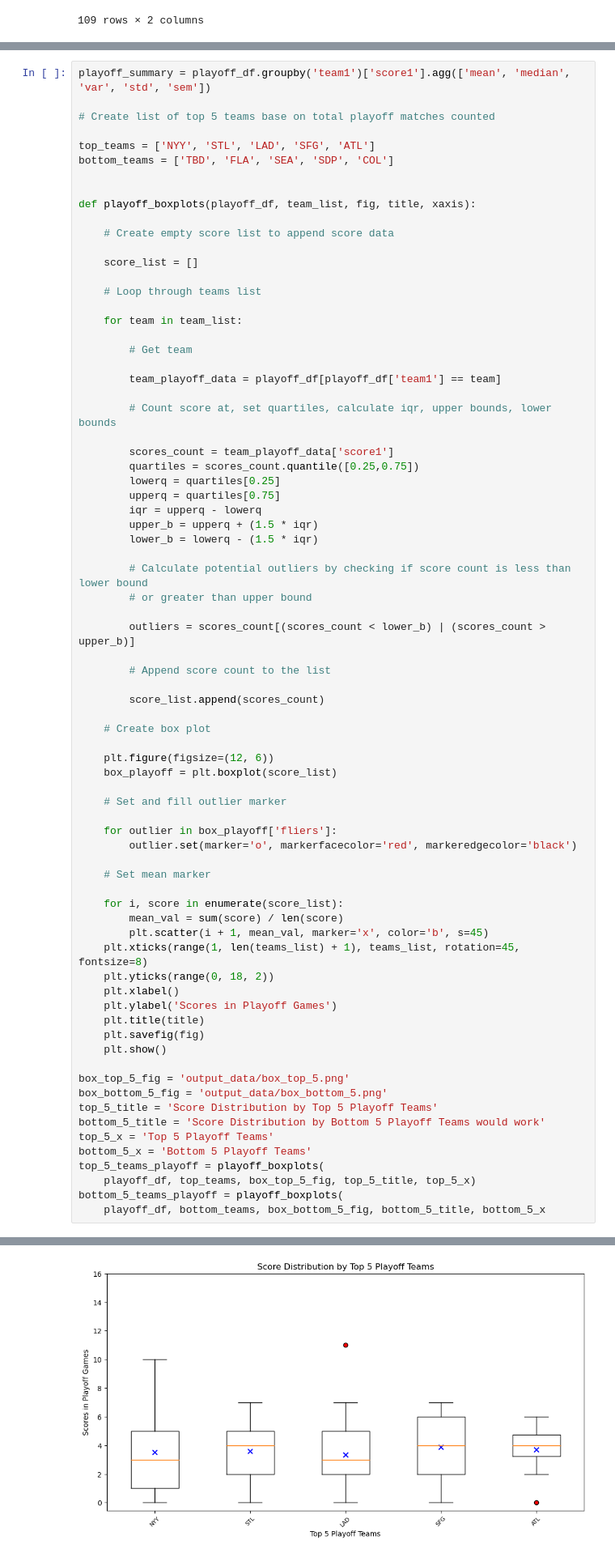
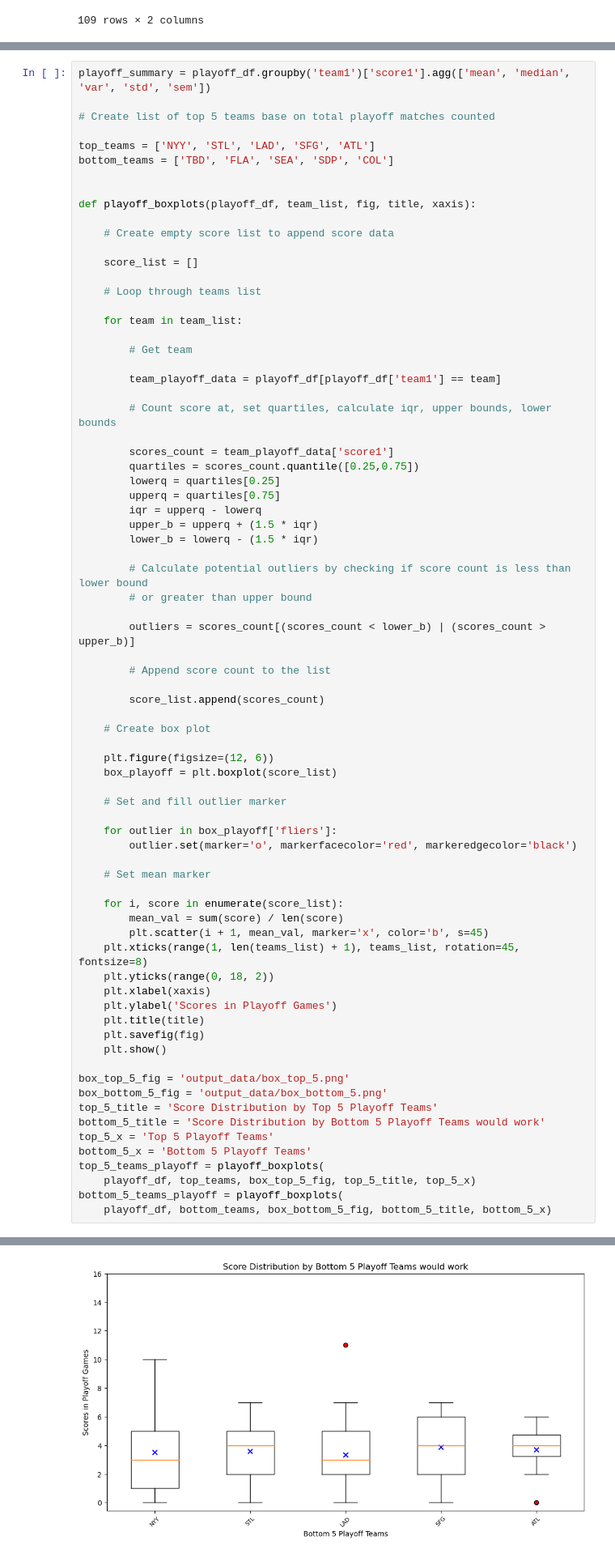
Before and after one commit to johnnycapra/Project_1, a Jupyter notebook: MLB_Analysis.ipynb, the cells around one changed output, grey strips where cells are left out. Shown at 81% size. Saved outputs shown, nothing was run; the diff lists cells and outputs as text.

```diff
--- a/MLB_Analysis.ipynb
+++ b/MLB_Analysis.ipynb
@@ -279,36 +279,36 @@ def playoff_boxplots(playoff_df, team_list, fig, title, xaxis):
     box_playoff = plt.boxplot(score_list)
 
     # Set and fill outlier marker
 
     for outlier in box_playoff['fliers']:
         outlier.set(marker='o', markerfacecolor='red', markeredgecolor='black')
 
     # Set mean marker
 
     for i, score in enumerate(score_list):
         mean_val = sum(score) / len(score)
         plt.scatter(i + 1, mean_val, marker='x', color='b', s=45)
     plt.xticks(range(1, len(teams_list) + 1), teams_list, rotation=45, fontsize=8)
     plt.yticks(range(0, 18, 2))
-    plt.xlabel()
+    plt.xlabel(xaxis)
     plt.ylabel('Scores in Playoff Games')
     plt.title(title)
     plt.savefig(fig)
     plt.show()
 
 box_top_5_fig = 'output_data/box_top_5.png'
 box_bottom_5_fig = 'output_data/box_bottom_5.png'
 top_5_title = 'Score Distribution by Top 5 Playoff Teams'
 bottom_5_title = 'Score Distribution by Bottom 5 Playoff Teams would work'
 top_5_x = 'Top 5 Playoff Teams'
 bottom_5_x = 'Bottom 5 Playoff Teams'
 top_5_teams_playoff = playoff_boxplots(
     playoff_df, top_teams, box_top_5_fig, top_5_title, top_5_x)
 bottom_5_teams_playoff = playoff_boxplots(
-    playoff_df, bottom_teams, box_bottom_5_fig, bottom_5_title, bottom_5_x
+    playoff_df, bottom_teams, box_bottom_5_fig, bottom_5_title, bottom_5_x)
 # %% [output]
 [figure]
-[figure, old version]
+[figure, new version]
 # %%
 # Get API url from sportsdata.io and create endpoint with params
 
```
Also changed, not shown: 1 other file.
